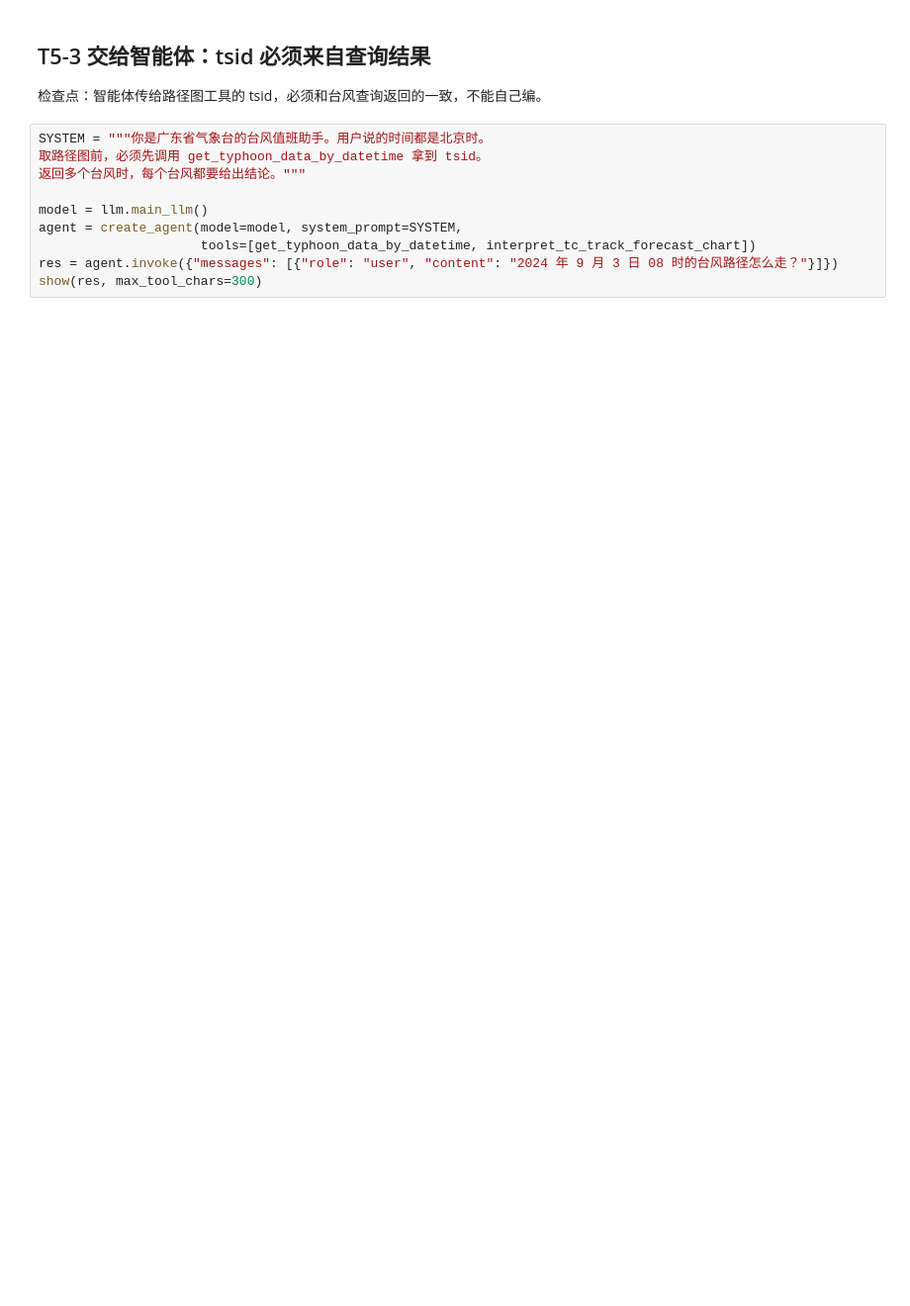
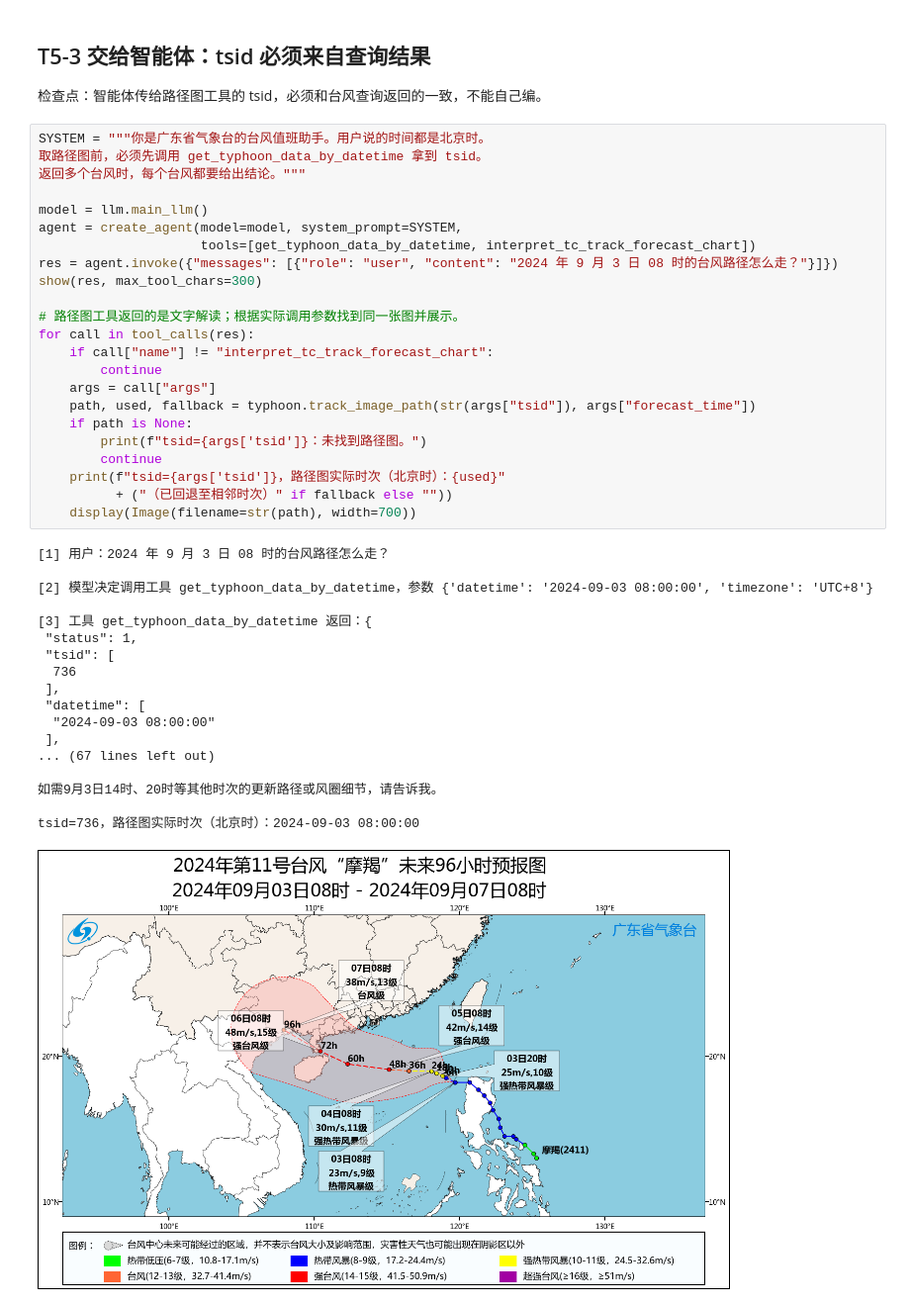
Before and after one commit to hanchyhill/weather_agent_course, a Jupyter notebook: lessons/L06_图像类工具/02_用tsid取路径图与诊断图_T5_T6.ipynb, the cells around one changed output. Shown at 99% size. Cells and saved outputs as stored; diff of their text form; blank space fills up the shorter version.

```diff
--- a/lessons/L06_图像类工具/02_用tsid取路径图与诊断图_T5_T6.ipynb
+++ b/lessons/L06_图像类工具/02_用tsid取路径图与诊断图_T5_T6.ipynb
@@ -53,13 +62,45 @@ display(Image(filename=str(path), width=700))
 # %%
 SYSTEM = """你是广东省气象台的台风值班助手。用户说的时间都是北京时。
 取路径图前，必须先调用 get_typhoon_data_by_datetime 拿到 tsid。
 返回多个台风时，每个台风都要给出结论。"""
 
 model = llm.main_llm()
 agent = create_agent(model=model, system_prompt=SYSTEM,
                      tools=[get_typhoon_data_by_datetime, interpret_tc_track_forecast_chart])
 res = agent.invoke({"messages": [{"role": "user", "content": "2024 年 9 月 3 日 08 时的台风路径怎么走？"}]})
 show(res, max_tool_chars=300)
+
+# 路径图工具返回的是文字解读；根据实际调用参数找到同一张图并展示。
+for call in tool_calls(res):
+    if call["name"] != "interpret_tc_track_forecast_chart":
+        continue
+    args = call["args"]
+    path, used, fallback = typhoon.track_image_path(str(args["tsid"]), args["forecast_time"])
+    if path is None:
+        print(f"tsid={args['tsid']}：未找到路径图。")
+        continue
+    print(f"tsid={args['tsid']}，路径图实际时次（北京时）：{used}"
+          + ("（已回退至相邻时次）" if fallback else ""))
+    display(Image(filename=str(path), width=700))
+# %% [output]
+[1] 用户：2024 年 9 月 3 日 08 时的台风路径怎么走？
+
+[2] 模型决定调用工具 get_typhoon_data_by_datetime，参数 {'datetime': '2024-09-03 08:00:00', 'timezone': 'UTC+8'}
+
+[3] 工具 get_typhoon_data_by_datetime 返回：{
+ "status": 1,
+ "tsid": [
+  736
+ ],
+ "datetime": [
+  "2024-09-03 08:00:00"
+ ],
+... (67 lines left out)
+
+如需9月3日14时、20时等其他时次的更新路径或风圈细节，请告诉我。
+
+tsid=736，路径图实际时次（北京时）：2024-09-03 08:00:00
+[figure, added]
 # %%
 calls = tool_calls(res)
 queried = [c for c in calls if c["name"] == "get_typhoon_data_by_datetime"]
```
Also changed, not shown: parts of 10 cells of this notebook.
